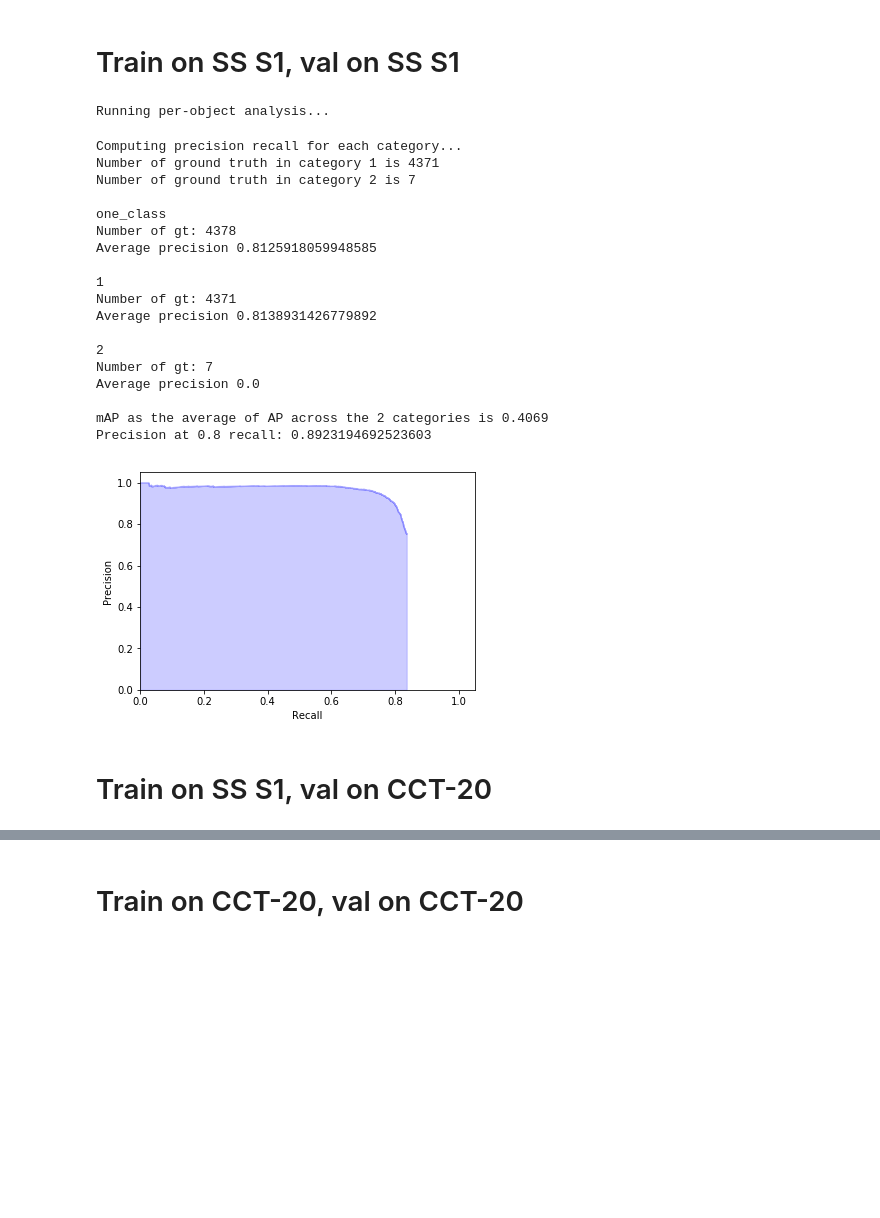
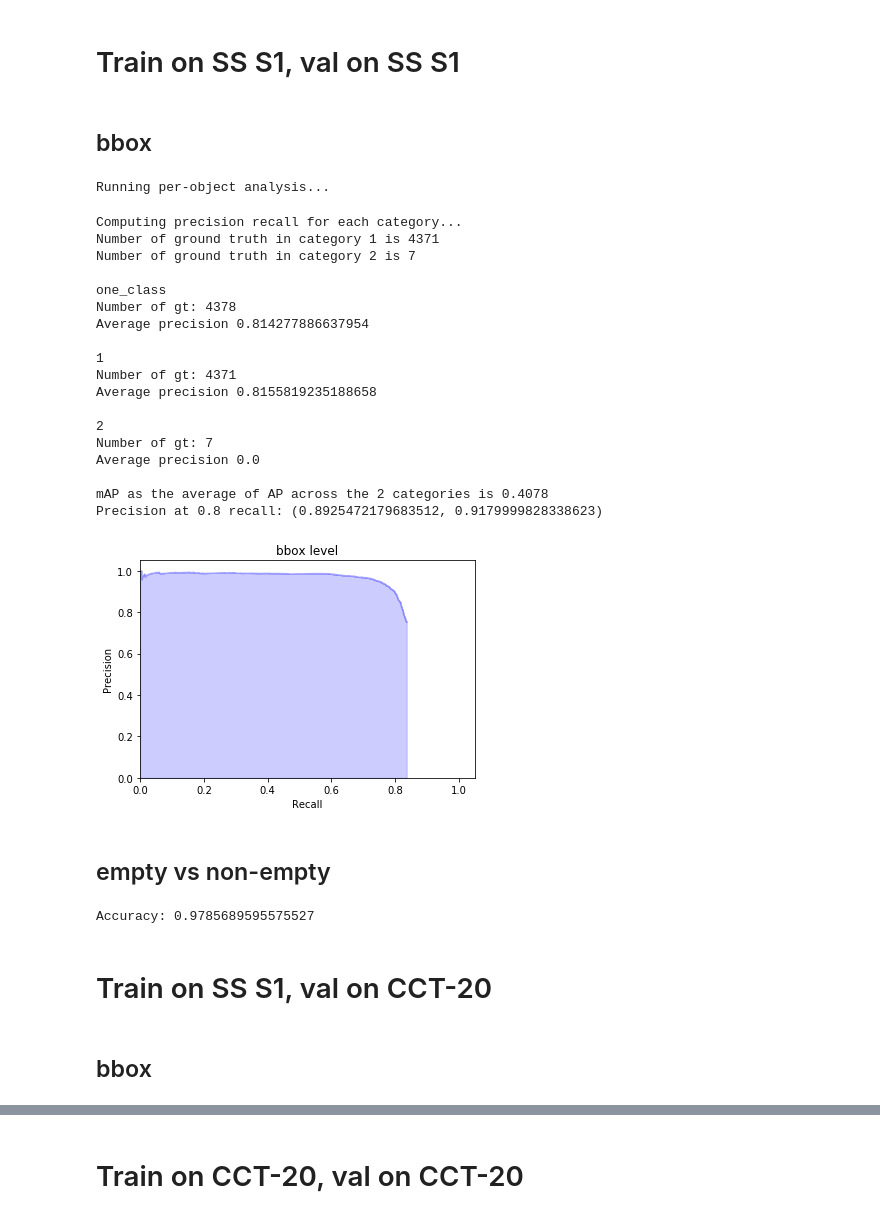
Before and after one commit to microsoft/CameraTraps, a Jupyter notebook: benchmark/detector_eval.ipynb, the cells around one changed output, grey strips where cells are left out. Drawn from its saved outputs; the diff is of its cells as text; code cells hidden in the pictures; blank space fills up the shorter version.

Commit message:
Add empty/non-empty classification accuracy evaluation.

```diff
--- a/benchmark/detector_eval.ipynb
+++ b/benchmark/detector_eval.ipynb
@@ -121,7 +63,9 @@ def show_metrics(per_cat_metrics):
     mAP_from_cats = detector_eval.find_mAP(per_cat_metrics)
     print('\nmAP as the average of AP across the {} categories is {:.4f}'.format(num_gt_classes, mAP_from_cats))
 
-    precision_at_08_recall = detector_eval.find_precision_at_recall(per_cat_metrics[1]['precision'], per_cat_metrics[1]['recall'], recall_level=0.8)
+    precision_at_08_recall = detector_eval.find_precision_at_recall(per_cat_metrics[1]['precision'], per_cat_metrics[1]['recall'],
+                                                                    per_cat_metrics[1]['scores'],
+                                                                    recall_level=0.8)
     print('Precision at 0.8 recall:', precision_at_08_recall)
 
-    plot_precision_recall_curve(per_cat_metrics[1]['precision'], per_cat_metrics[1]['recall'], title='')
+    plot_precision_recall_curve(per_cat_metrics[1]['precision'], per_cat_metrics[1]['recall'], title='bbox level')
@@ -128,45 +74,57 @@ def show_metrics(per_cat_metrics):
 # %% [markdown]
 # Train on SS S1, val on SS S1
+# %% [markdown]
+## bbox
 # %%
 file_prefix = 'SER/'
 
 results_path = '/home/marmot/mnt/ai4edevshare/api_outputs/Benchmark/190904/948_detections_train_ss1_val_ss1_20190908092426.json'
 
 gt_db_path = '/beaver_disk/camtrap/ss_season1/benchmark/SnapshotSerengetiBboxesS01_20190903_val.json'
 
 detection_res = make_detection_res(results_path, file_prefix=file_prefix)
 
 gt_indexed = get_gt_db(gt_db_path)
 
-per_image_gts, per_image_detections = get_per_image_gts_and_detections(gt_indexed, detection_res)
+per_image_gts, per_image_detections = detector_eval.get_per_image_gts_and_detections(gt_indexed, detection_res)
 
-per_cat_metrics = detector_eval.compute_precision_recall(per_image_detections, per_image_gts, num_gt_classes,
+per_cat_metrics = detector_eval.compute_precision_recall_bbox(per_image_detections, per_image_gts, num_gt_classes,
                                                          matching_iou_threshold=0.5)
 
 show_metrics(per_cat_metrics)
 # %% [output]
 Running per-object analysis...
 Computing precision recall for each category...
 Number of ground truth in category 1 is 4371
 Number of ground truth in category 2 is 7
 
 one_class
 Number of gt: 4378
-Average precision 0.8125918059948585
+Average precision 0.814277886637954
 
 1
 Number of gt: 4371
-Average precision 0.8138931426779892
+Average precision 0.8155819235188658
 
 2
 Number of gt: 7
 Average precision 0.0
 
-mAP as the average of AP across the 2 categories is 0.4069
-Precision at 0.8 recall: 0.8923194692523603
+mAP as the average of AP across the 2 categories is 0.4078
+Precision at 0.8 recall: (0.8925472179683512, 0.9179999828338623)
-[figure, old version]
+[figure, new version]
+# %% [markdown]
+## empty vs non-empty
+# %%
+accuracy = detector_eval.compute_emptiness_accuracy(gt_indexed, detection_res, threshold=empty_threshold)
+
+print('Accuracy:', accuracy)
+# %% [output]
+Accuracy: 0.9785689595575527
 # %% [markdown]
 # Train on SS S1, val on CCT-20
+# %% [markdown]
+## bbox
 # %%
 file_prefix = 'cct_images/'
 
```
Also changed, not shown: parts of 15 cells of this notebook, 1 other file.
